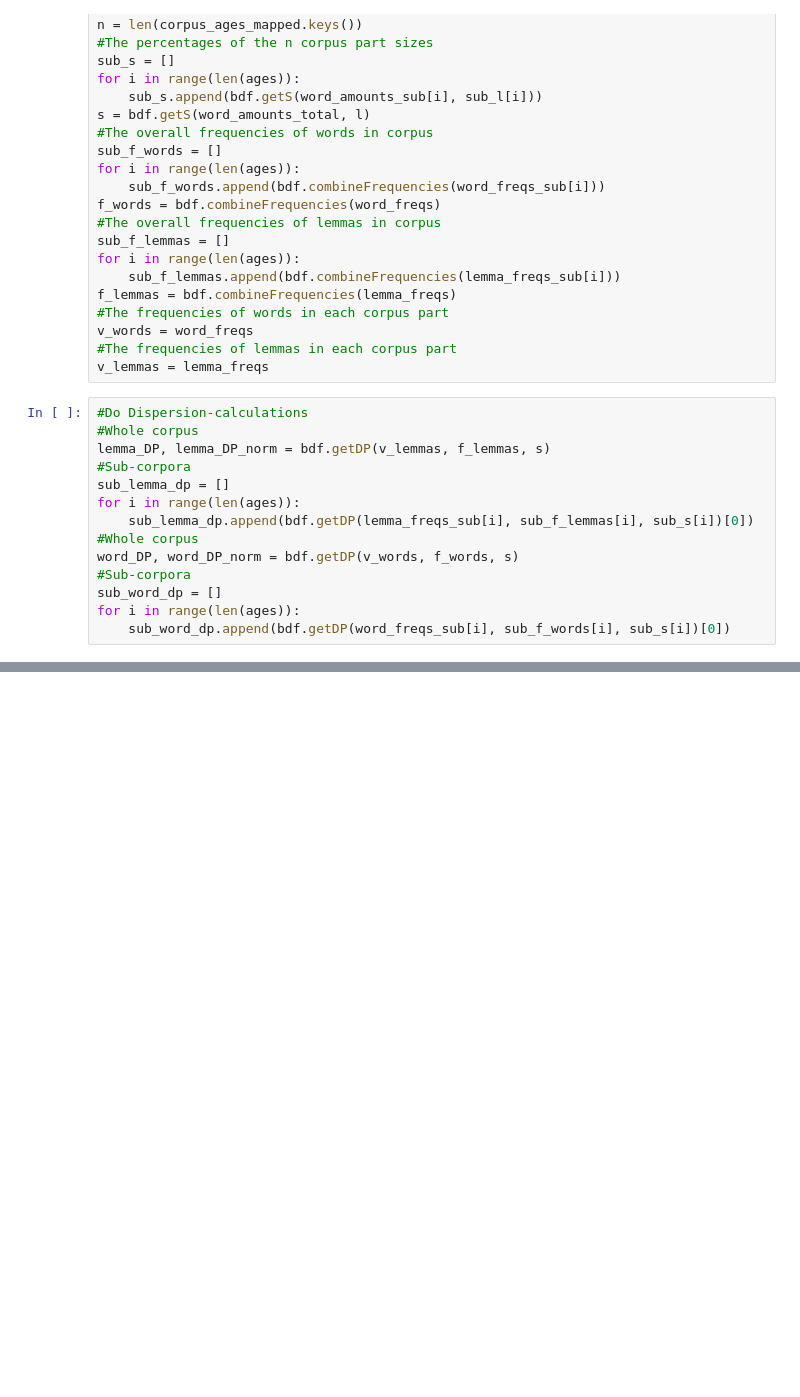
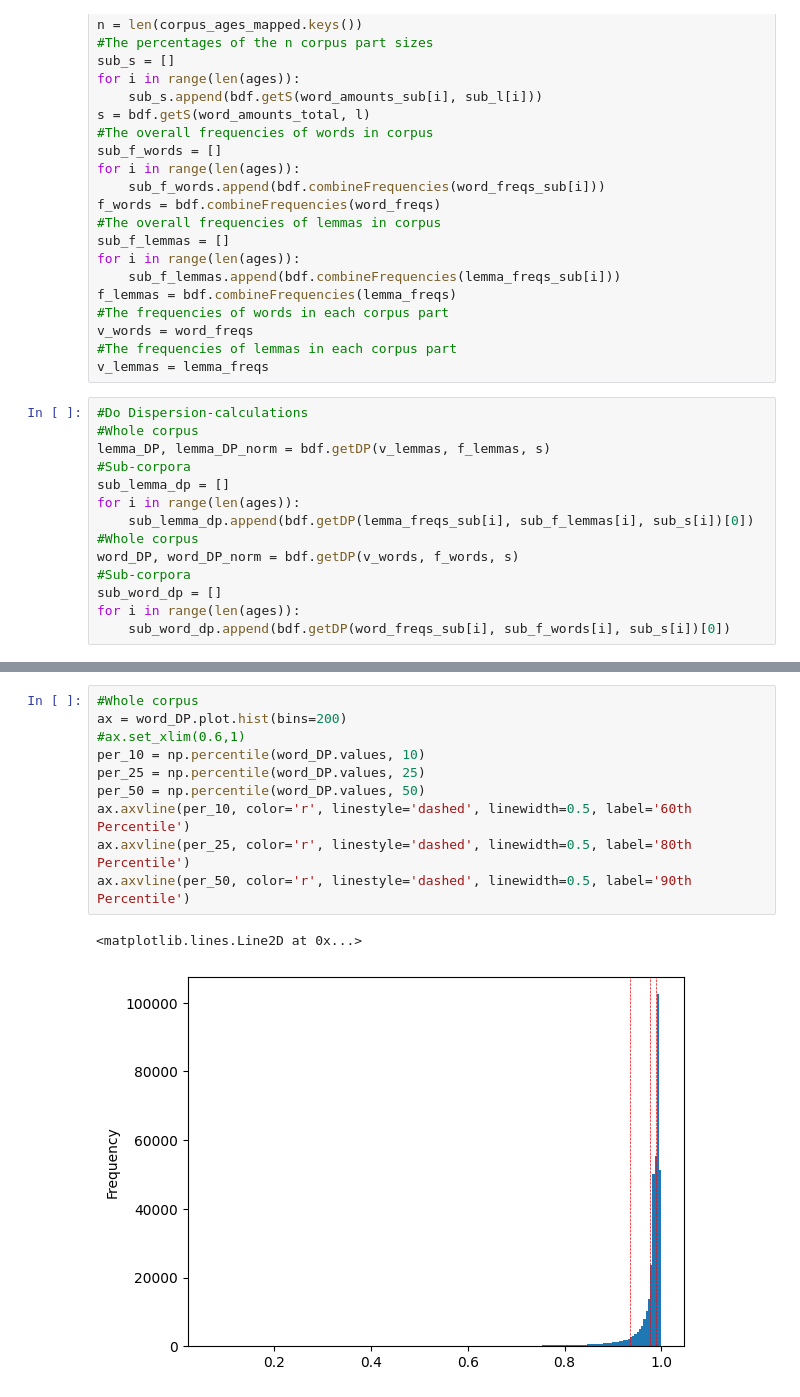
Before and after one commit to TurkuNLP/FCBLex-pipeline, a Jupyter notebook: Dispersion_plots_new_age.ipynb, the cells around one changed output, grey strips where cells are left out. Cells and saved outputs as stored; diff of their text form; blank space fills up the shorter version.

```diff
--- a/Dispersion_plots_new_age.ipynb
+++ b/Dispersion_plots_new_age.ipynb
@@ -99,0 +121,13 @@ ax.axvline(per_50, color='r', linestyle='dashed', linewidth=0.5, label='90th Per
+# %%
+#Whole corpus
+ax = word_DP.plot.hist(bins=200)
+#ax.set_xlim(0.6,1)
+per_10 = np.percentile(word_DP.values, 10)
+per_25 = np.percentile(word_DP.values, 25)
+per_50 = np.percentile(word_DP.values, 50)
+ax.axvline(per_10, color='r', linestyle='dashed', linewidth=0.5, label='60th Percentile')
+ax.axvline(per_25, color='r', linestyle='dashed', linewidth=0.5, label='80th Percentile')
+ax.axvline(per_50, color='r', linestyle='dashed', linewidth=0.5, label='90th Percentile')
+# %% [output]
+<matplotlib.lines.Line2D at 0x...>
+[figure, added]
```
Also changed, not shown: parts of 6 cells of this notebook, 3 other files.
